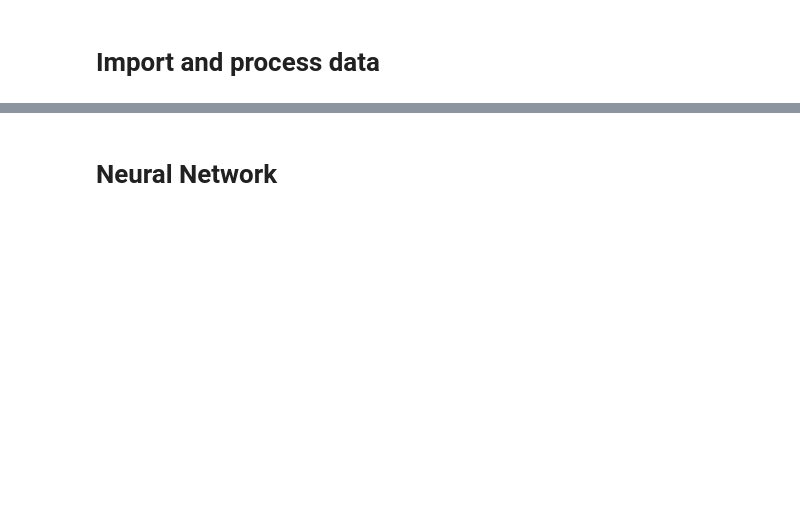
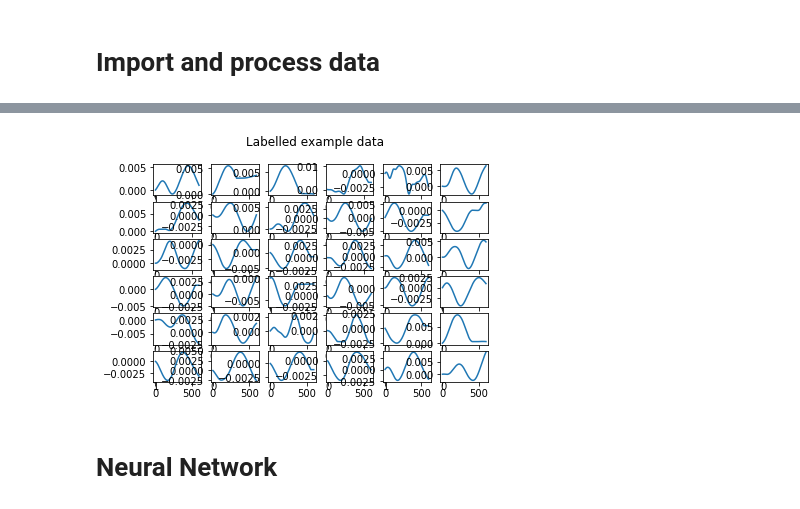
Before and after one commit to Smith42/neuralnet-mcg, a Jupyter notebook: prototypeFour.ipynb, the cells around one changed output, grey strips where cells are left out. Drawn from its saved outputs; the diff is of its cells as text; code cells hidden in the pictures; blank space fills up the shorter version.

```diff
--- a/prototypeFour.ipynb
+++ b/prototypeFour.ipynb
@@ -196,3 +220,7 @@ visualiseData(ecgData, classData, 6, False)
+# %%
+visualiseData(unseenData, unseenClass, 6, True)
+# %% [output]
+[figure, added]
 # %% [markdown]
 # Neural Network
 # %%
```
Also changed, not shown: parts of 10 cells of this notebook, 50 other files.
